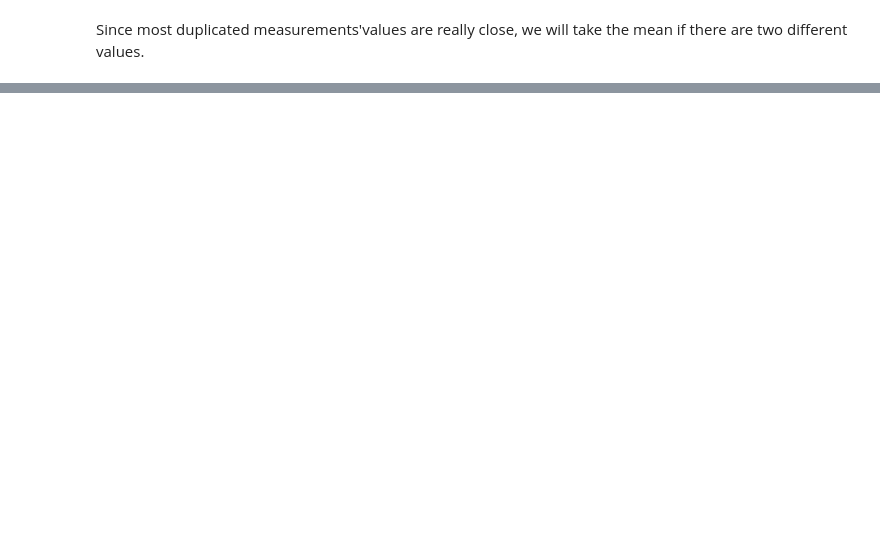
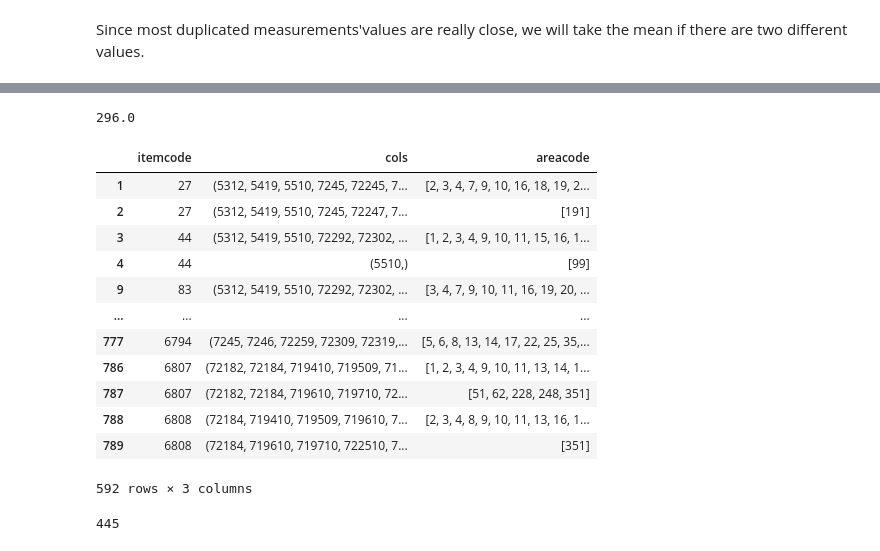
Before and after one commit to ChatPerche/ADA_Project, a Jupyter notebook: Milestone_2.ipynb, the cells around one changed output, grey strips where cells are left out. Cells and saved outputs as stored; diff of their text form; code cells hidden in the pictures; blank space fills up the shorter version.

```diff
--- a/Milestone_2.ipynb
+++ b/Milestone_2.ipynb
@@ -744,0 +776,34 @@ Name: (1, 1992), dtype: float64
+# %%
+ts_stats['cols'] = ts_stats.cols.apply(lambda x: tuple(list(sorted(x))))
+# %%
+ts_stats = ts_stats.drop('years', axis=1)
+# %%
+element_stats = ts_stats.groupby(['itemcode', 'cols'])['areacode'].apply(list).reset_index()
+# %%
+tmp = element_stats.set_index('itemcode')
+different_elements = tmp.index[tmp.index.duplicated(keep="first")]
+different_elements = element_stats[element_stats.itemcode.isin(different_elements)]
+# %%
+different_elements.shape[0] / 2
+# %% [output]
+296.0
+# %%
+different_elements
+# %% [output]
+|  | itemcode | cols | areacode |
+| 1 | 27 | (5312, 5419, 5510, 7245, 72245, 7... | [2, 3, 4, 7, 9, 10, 16, 18, 19, 2... |
+| 2 | 27 | (5312, 5419, 5510, 7245, 72247, 7... | [191] |
+| 3 | 44 | (5312, 5419, 5510, 72292, 72302, ... | [1, 2, 3, 4, 9, 10, 11, 15, 16, 1... |
+| 4 | 44 | (5510,) | [99] |
+| 9 | 83 | (5312, 5419, 5510, 72292, 72302, ... | [3, 4, 7, 9, 10, 11, 16, 19, 20, ... |
+| ... | ... | ... | ... |
+| 777 | 6794 | (7245, 7246, 72259, 72309, 72319,... | [5, 6, 8, 13, 14, 17, 22, 25, 35,... |
+| 786 | 6807 | (72182, 72184, 719410, 719509, 71... | [1, 2, 3, 4, 9, 10, 11, 13, 14, 1... |
+| 787 | 6807 | (72182, 72184, 719610, 719710, 72... | [51, 62, 228, 248, 351] |
+| 788 | 6808 | (72184, 719410, 719509, 719610, 7... | [2, 3, 4, 8, 9, 10, 11, 13, 16, 1... |
+| 789 | 6808 | (72184, 719610, 719710, 722510, 7... | [351] |
+592 rows × 3 columns
+# %%
+len(item_mapping)
+# %% [output]
+445
```
Also changed, not shown: parts of 97 cells of this notebook, 2 other files.
